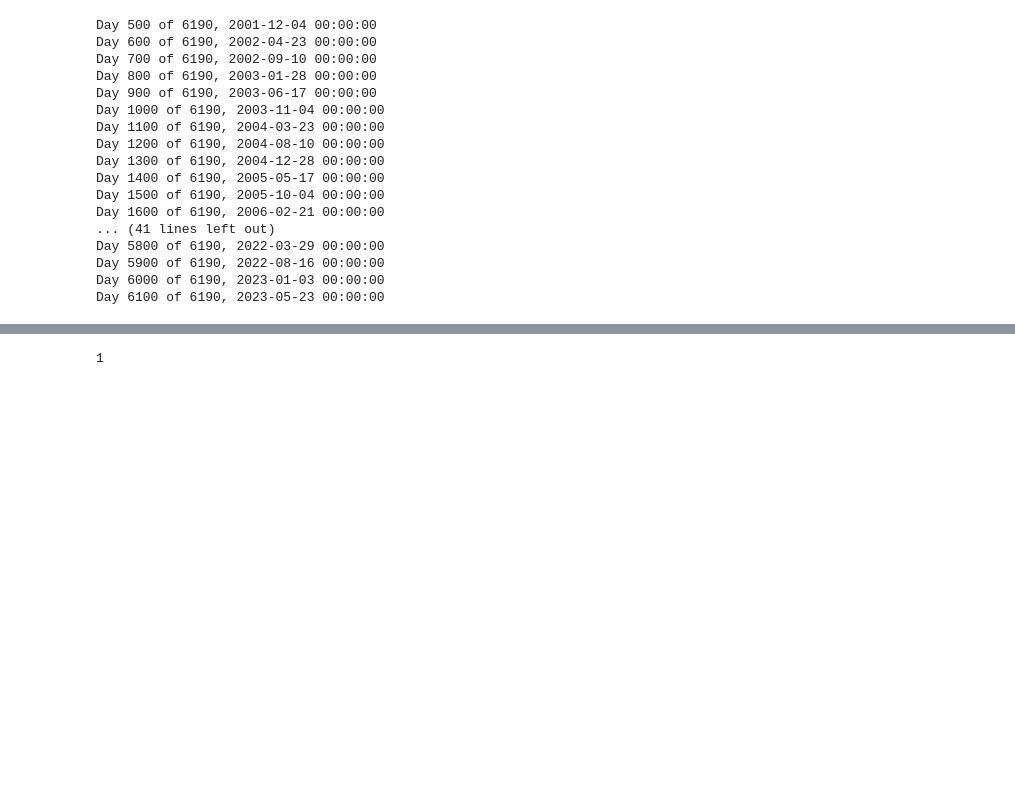
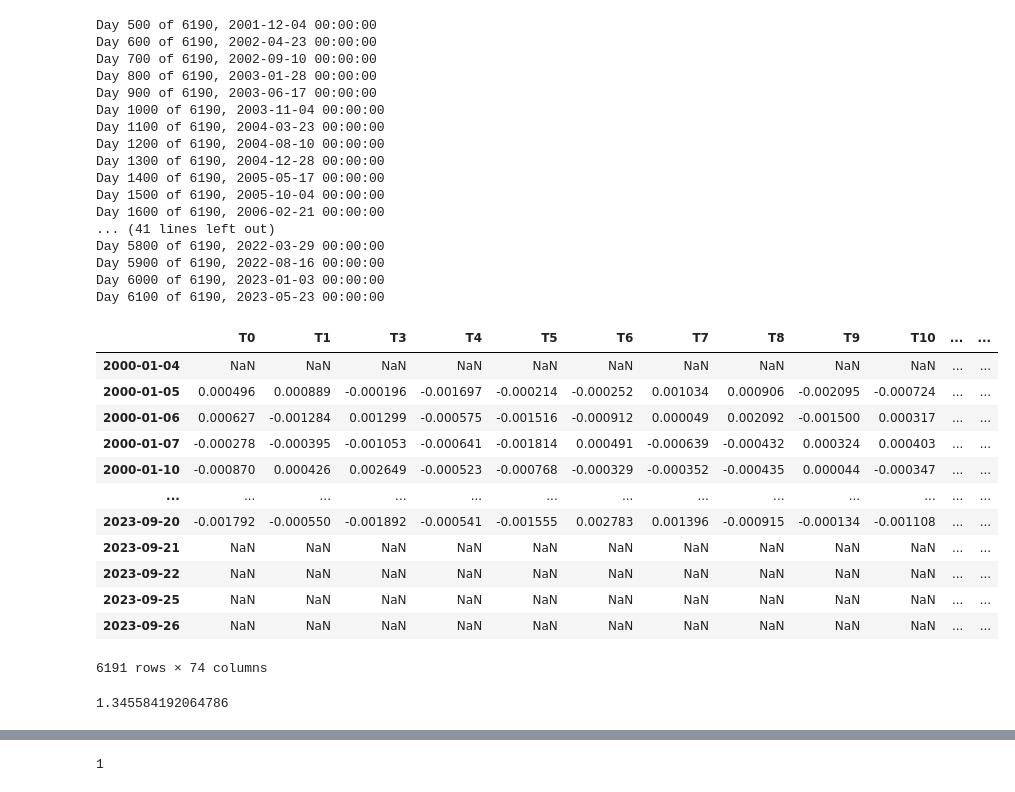
Before and after one commit to cvxgrp/markowitz-reference, a Jupyter notebook: experiments/playground.ipynb, the cells around one changed output, grey strips where cells are left out. Drawn from its saved outputs; the diff is of its cells as text; code cells hidden in the pictures; blank space fills up the shorter version.

```diff
--- a/experiments/playground.ipynb
+++ b/experiments/playground.ipynb
@@ -547,6 +595,28 @@ Day 5800 of 6190, 2022-03-29 00:00:00
 Day 5900 of 6190, 2022-08-16 00:00:00
 Day 6000 of 6190, 2023-01-03 00:00:00
 Day 6100 of 6190, 2023-05-23 00:00:00
+# %%
+synthetic_returns(prices, 0.15, 5)
+# %% [output]
+|  | T0 | T1 | T3 | T4 | T5 | T6 | T7 | T8 | T9 | T10 | ... | ... |
+| 2000-01-04 | NaN | NaN | NaN | NaN | NaN | NaN | NaN | NaN | NaN | NaN | ... | ... |
+| 2000-01-05 | 0.000496 | 0.000889 | -0.000196 | -0.001697 | -0.000214 | -0.000252 | 0.001034 | 0.000906 | -0.002095 | -0.000724 | ... | ... |
+| 2000-01-06 | 0.000627 | -0.001284 | 0.001299 | -0.000575 | -0.001516 | -0.000912 | 0.000049 | 0.002092 | -0.001500 | 0.000317 | ... | ... |
+| 2000-01-07 | -0.000278 | -0.000395 | -0.001053 | -0.000641 | -0.001814 | 0.000491 | -0.000639 | -0.000432 | 0.000324 | 0.000403 | ... | ... |
+| 2000-01-10 | -0.000870 | 0.000426 | 0.002649 | -0.000523 | -0.000768 | -0.000329 | -0.000352 | -0.000435 | 0.000044 | -0.000347 | ... | ... |
+| ... | ... | ... | ... | ... | ... | ... | ... | ... | ... | ... | ... | ... |
+| 2023-09-20 | -0.001792 | -0.000550 | -0.001892 | -0.000541 | -0.001555 | 0.002783 | 0.001396 | -0.000915 | -0.000134 | -0.001108 | ... | ... |
+| 2023-09-21 | NaN | NaN | NaN | NaN | NaN | NaN | NaN | NaN | NaN | NaN | ... | ... |
+| 2023-09-22 | NaN | NaN | NaN | NaN | NaN | NaN | NaN | NaN | NaN | NaN | ... | ... |
+| 2023-09-25 | NaN | NaN | NaN | NaN | NaN | NaN | NaN | NaN | NaN | NaN | ... | ... |
+| 2023-09-26 | NaN | NaN | NaN | NaN | NaN | NaN | NaN | NaN | NaN | NaN | ... | ... |
+6191 rows × 74 columns
+# %%
+a = np.random.default_rng(1)
+
+a.normal(1)
+# %% [output]
+1.345584192064786
 # %%
 print(f"mean: {results_hard.mean_return}")
 print(f"volatility: {results_hard.volatility}")
```
Also changed, not shown: parts of 34 cells of this notebook, 5 other files.
